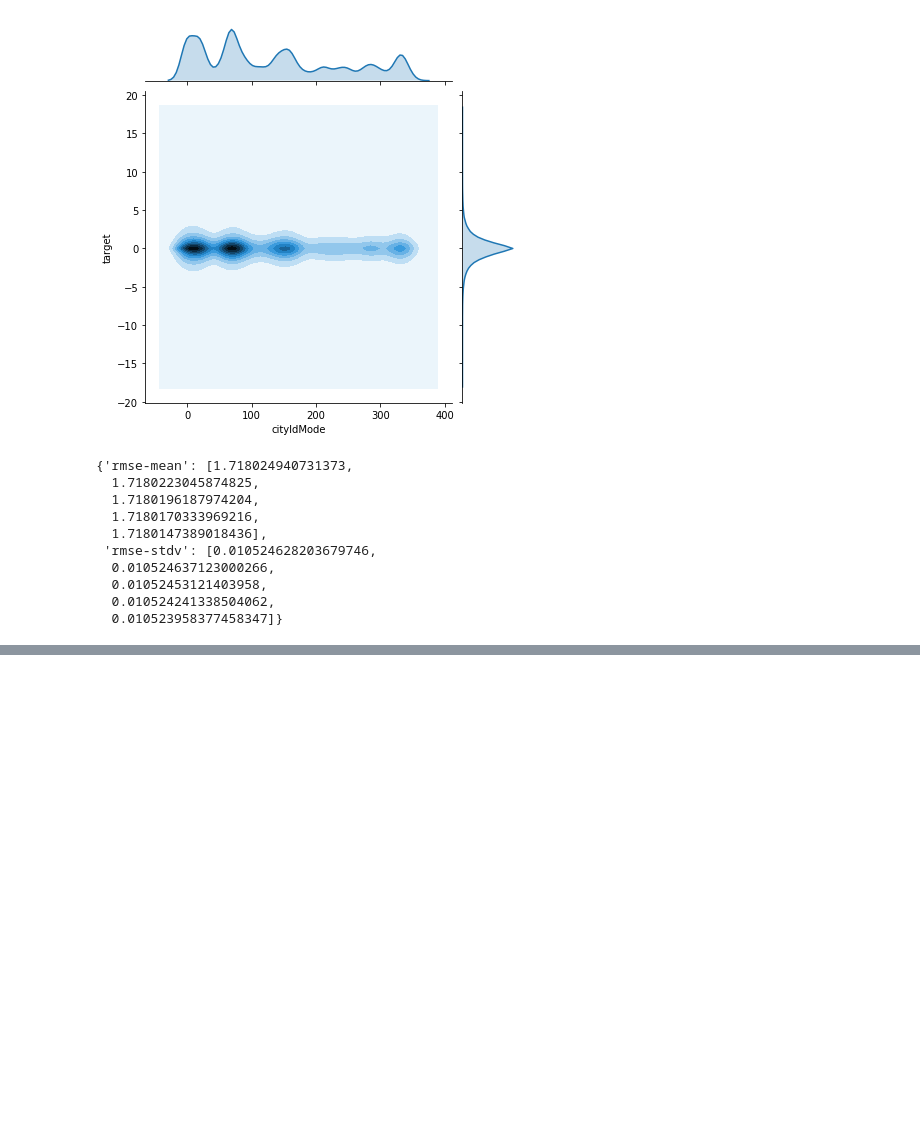
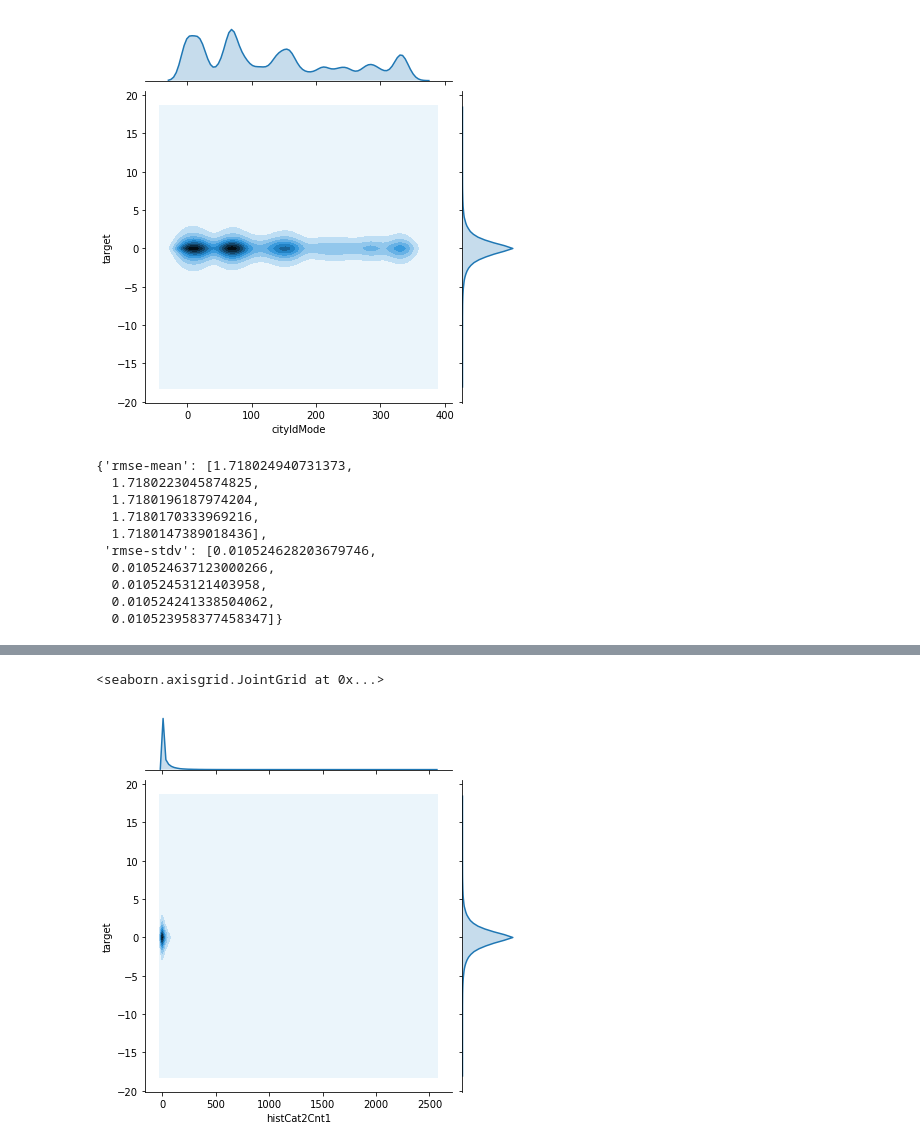
Before and after one commit to LeoHNLee/EloMerchantCategoryRecommendation, a Jupyter notebook: 2-eda-viz/2-historical-transaction.ipynb, the cells around one changed output, grey strips where cells are left out. Saved outputs shown, nothing was run; the diff lists cells and outputs as text; code cells hidden in the pictures; blank space fills up the shorter version.

```diff
--- a/2-eda-viz/2-historical-transaction.ipynb
+++ b/2-eda-viz/2-historical-transaction.ipynb
@@ -195,0 +272,5 @@ edaViz.briefLgb(['cityIdMode'])
+# %%
+sns.jointplot(trainLabels['histCat2Cnt1'], trainLabels['target'], kind='kde')
+# %% [output]
+<seaborn.axisgrid.JointGrid at 0x...>
+[figure, added]
```
Also changed, not shown: parts of 31 cells of this notebook, 1 other file.
